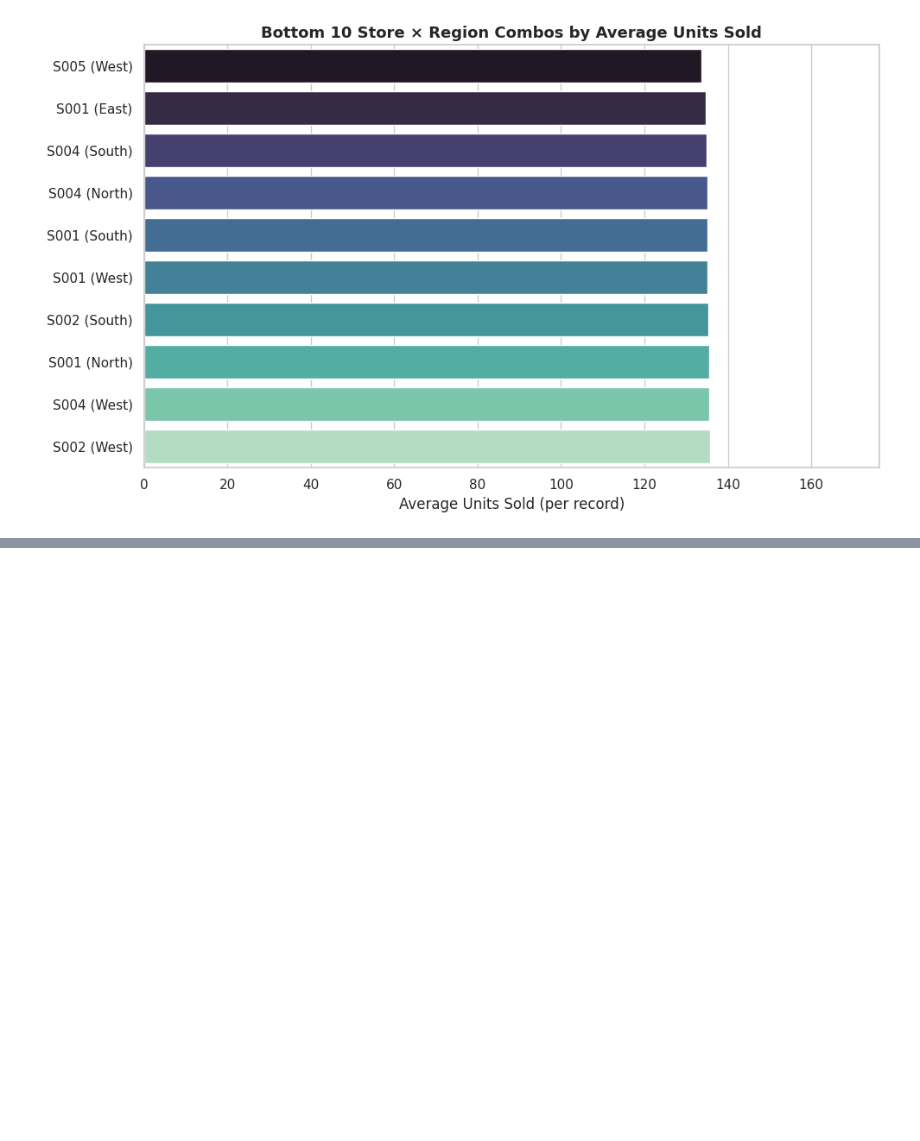
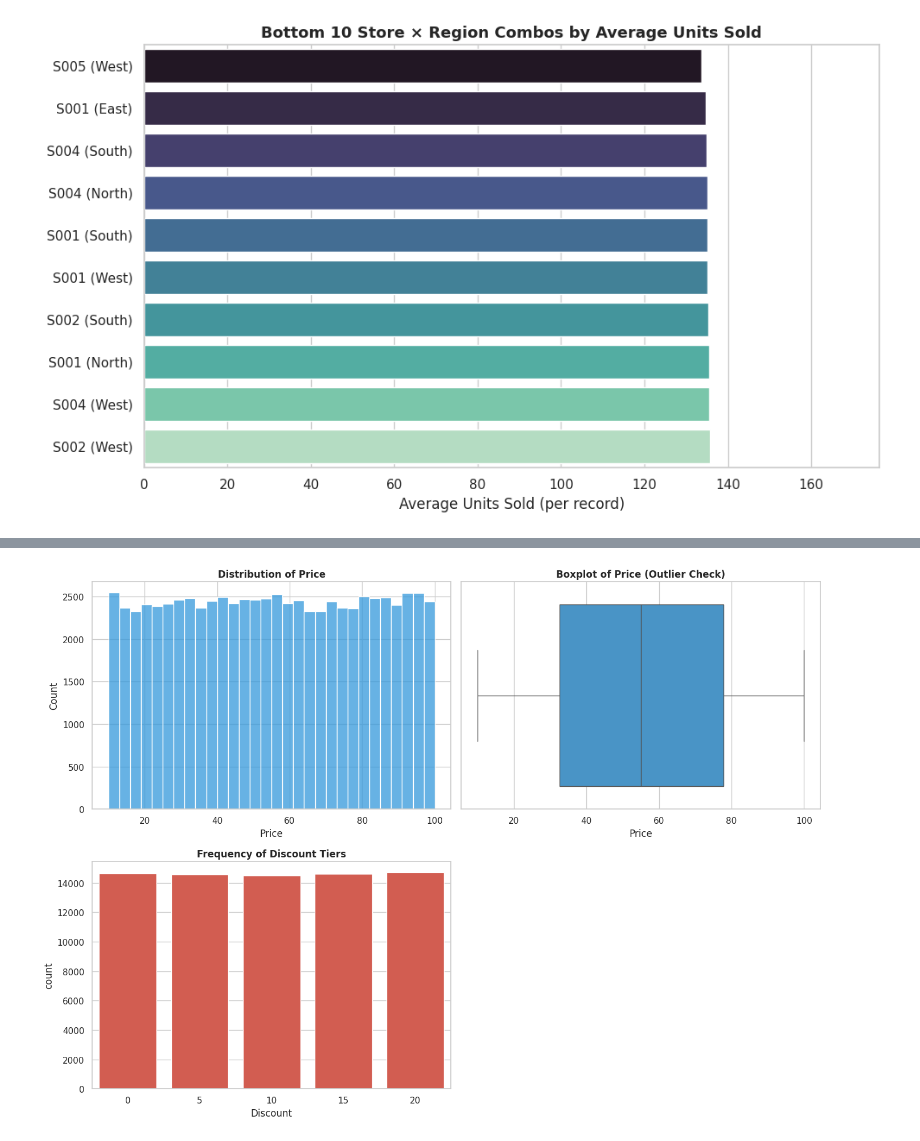
Before and after one commit to lianlianliann/Retail-Demand-Forecasting-Sales-Analysis, a Jupyter notebook: notebooks/01_Data_Cleaning_and_EDA.ipynb, the cells around one changed output, grey strips where cells are left out. Saved outputs shown, nothing was run; the diff lists cells and outputs as text; code cells hidden in the pictures; blank space fills up the shorter version.

```diff
--- a/notebooks/01_Data_Cleaning_and_EDA.ipynb
+++ b/notebooks/01_Data_Cleaning_and_EDA.ipynb
@@ -297,0 +403,20 @@ plt.show()
+# %%
+fig, axes = plt.subplots(2, 2, figsize=(14, 10))
+
+# 1. Price Distribution (Continuous)
+sns.histplot(df['Price'], bins=30, color='#3498db', ax=axes[0, 0])
+axes[0, 0].set_title('Distribution of Price', fontsize=12, fontweight='bold')
+
+sns.boxplot(x=df['Price'], color='#3498db', ax=axes[0, 1])
+axes[0, 1].set_title('Boxplot of Price (Outlier Check)', fontsize=12, fontweight='bold')
+
+# 2. Discount Tiers (Discrete)
+sns.countplot(data=df, x='Discount', color='#e74c3c', ax=axes[1, 0])
+axes[1, 0].set_title('Frequency of Discount Tiers', fontsize=12, fontweight='bold')
+
+axes[1, 1].axis('off')
+
+plt.tight_layout()
+plt.show()
+# %% [output]
+[figure, added]
```
Also changed, not shown: parts of 9 cells of this notebook.
